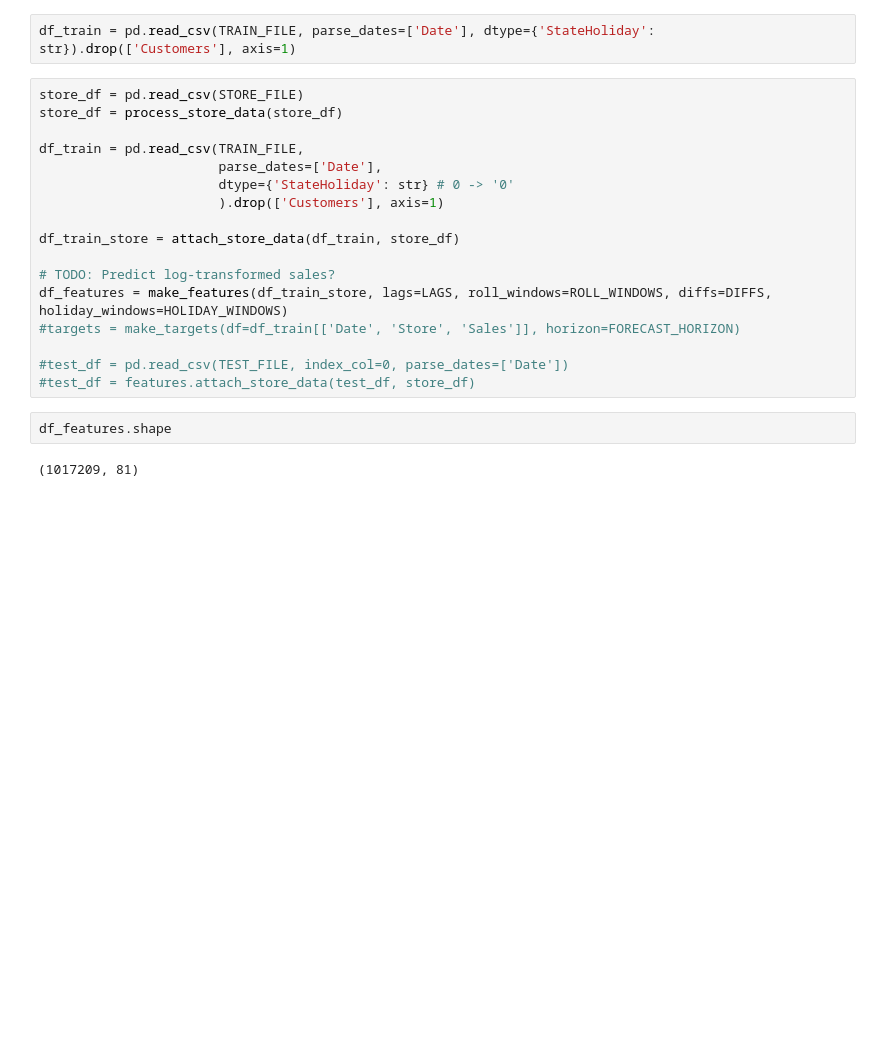
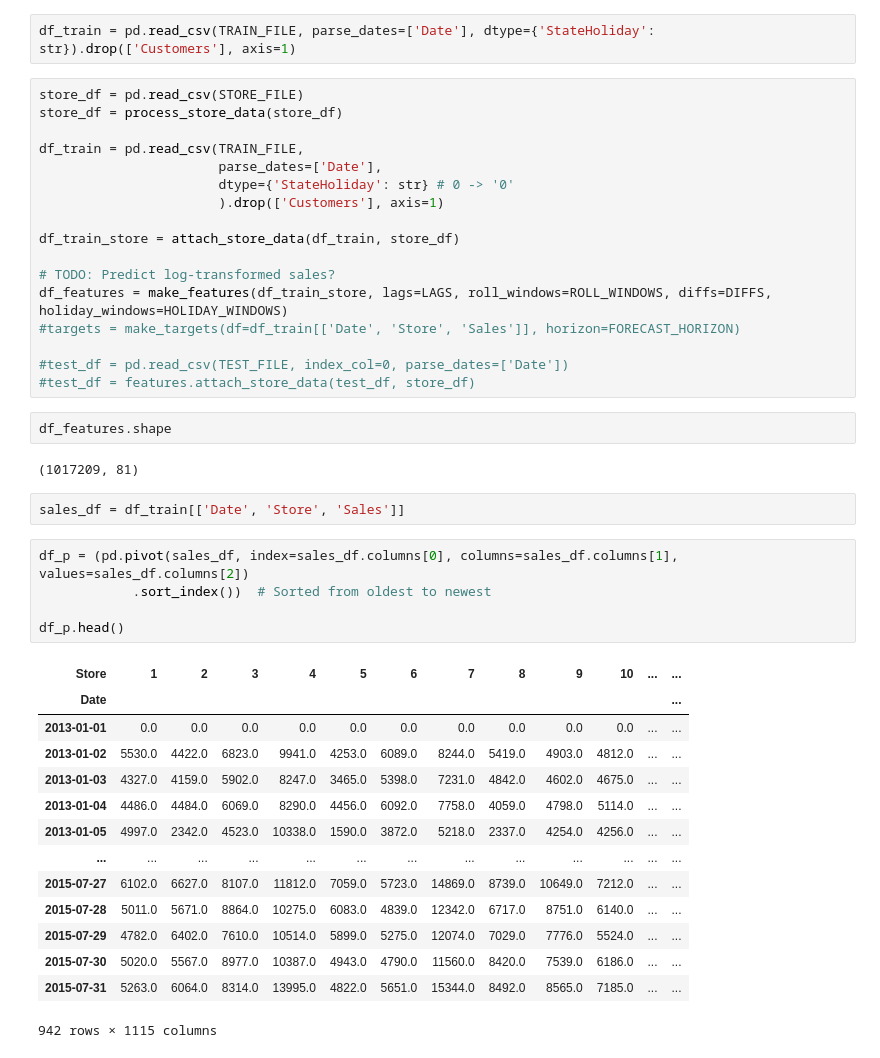
Before and after one commit to Miltos-90/Rossmann_Store_Sales_Forecasting, a Jupyter notebook: main.ipynb, the cells around one changed output. Cells and saved outputs as stored; diff of their text form; blank space fills up the shorter version.

```diff
--- a/main.ipynb
+++ b/main.ipynb
@@ -45,3 +45,25 @@ df_features = make_features(df_train_store, lags=LAGS, roll_windows=ROLL_WINDOWS
 df_features.shape
 # %% [output]
 (1017209, 81)
+# %%
+sales_df = df_train[['Date', 'Store', 'Sales']]
+# %%
+df_p = (pd.pivot(sales_df, index=sales_df.columns[0], columns=sales_df.columns[1], values=sales_df.columns[2])
+            .sort_index())  # Sorted from oldest to newest
+
+df_p.head()
+# %% [output]
+| Store | 1 | 2 | 3 | 4 | 5 | 6 | 7 | 8 | 9 | 10 | ... | ... |
+| Date |  |  |  |  |  |  |  |  |  |  |  | ... |
+| 2013-01-01 | 0.0 | 0.0 | 0.0 | 0.0 | 0.0 | 0.0 | 0.0 | 0.0 | 0.0 | 0.0 | ... | ... |
+| 2013-01-02 | 5530.0 | 4422.0 | 6823.0 | 9941.0 | 4253.0 | 6089.0 | 8244.0 | 5419.0 | 4903.0 | 4812.0 | ... | ... |
+| 2013-01-03 | 4327.0 | 4159.0 | 5902.0 | 8247.0 | 3465.0 | 5398.0 | 7231.0 | 4842.0 | 4602.0 | 4675.0 | ... | ... |
+| 2013-01-04 | 4486.0 | 4484.0 | 6069.0 | 8290.0 | 4456.0 | 6092.0 | 7758.0 | 4059.0 | 4798.0 | 5114.0 | ... | ... |
+| 2013-01-05 | 4997.0 | 2342.0 | 4523.0 | 10338.0 | 1590.0 | 3872.0 | 5218.0 | 2337.0 | 4254.0 | 4256.0 | ... | ... |
+| ... | ... | ... | ... | ... | ... | ... | ... | ... | ... | ... | ... | ... |
+| 2015-07-27 | 6102.0 | 6627.0 | 8107.0 | 11812.0 | 7059.0 | 5723.0 | 14869.0 | 8739.0 | 10649.0 | 7212.0 | ... | ... |
+| 2015-07-28 | 5011.0 | 5671.0 | 8864.0 | 10275.0 | 6083.0 | 4839.0 | 12342.0 | 6717.0 | 8751.0 | 6140.0 | ... | ... |
+| 2015-07-29 | 4782.0 | 6402.0 | 7610.0 | 10514.0 | 5899.0 | 5275.0 | 12074.0 | 7029.0 | 7776.0 | 5524.0 | ... | ... |
+| 2015-07-30 | 5020.0 | 5567.0 | 8977.0 | 10387.0 | 4943.0 | 4790.0 | 11560.0 | 8420.0 | 7539.0 | 6186.0 | ... | ... |
+| 2015-07-31 | 5263.0 | 6064.0 | 8314.0 | 13995.0 | 4822.0 | 5651.0 | 15344.0 | 8492.0 | 8565.0 | 7185.0 | ... | ... |
+942 rows × 1115 columns
```
Also changed, not shown: parts of 2 cells of this notebook.
